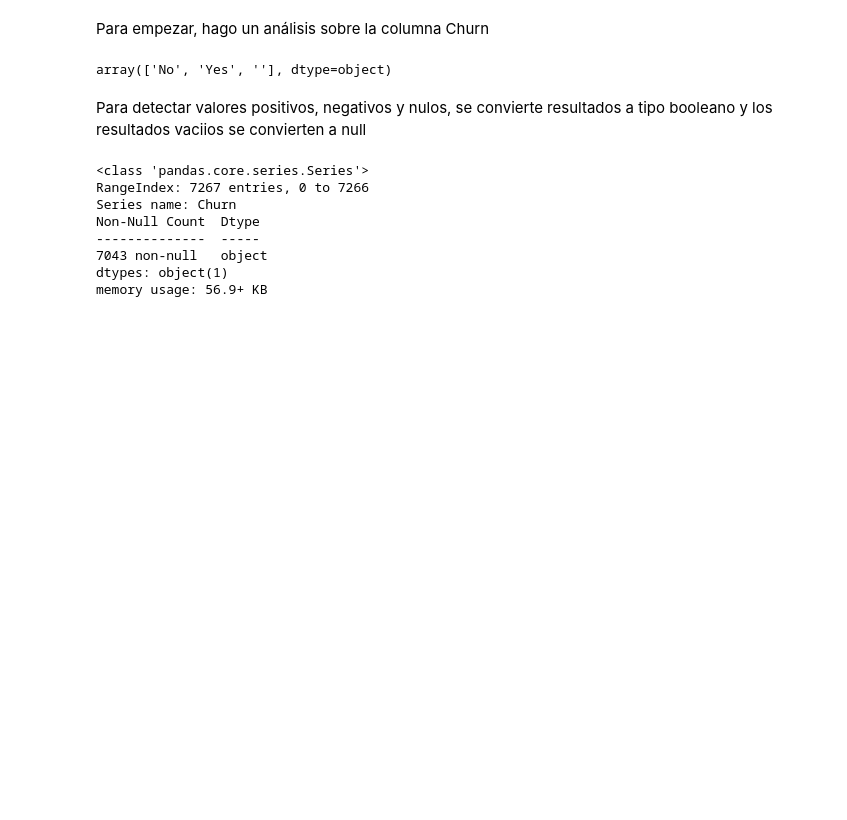
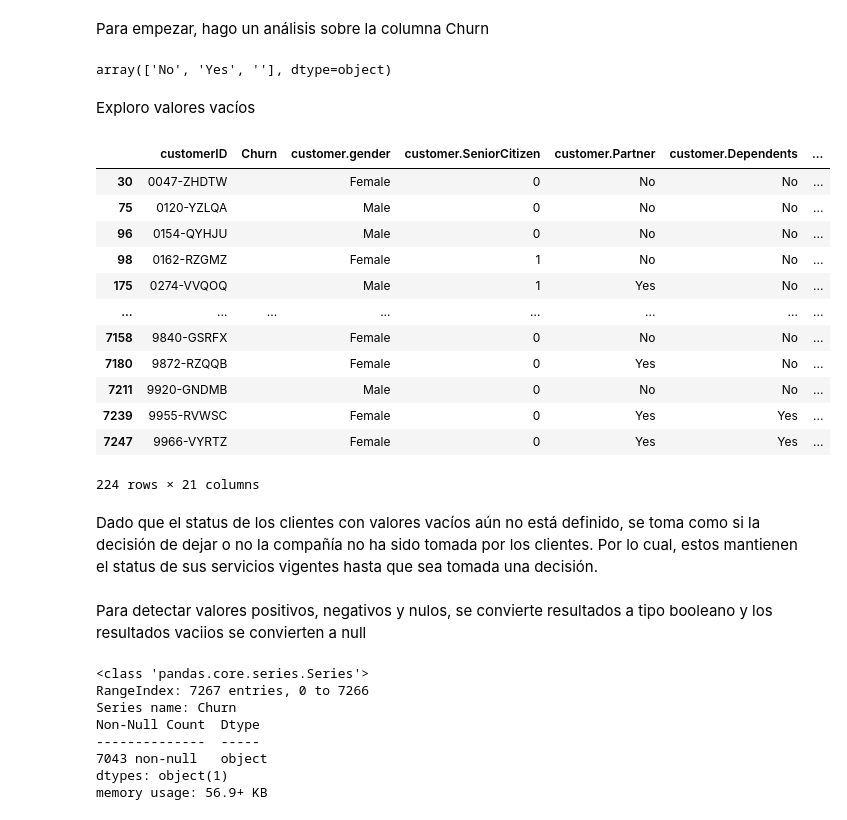
Before and after one commit to MiguelFigueroa02/Challenge_Telecom_X_Evasion_Clientes, a Jupyter notebook: telecomx_latam.ipynb, the cells around one changed output. Cells and saved outputs as stored; diff of their text form; code cells hidden in the pictures; blank space fills up the shorter version.

```diff
--- a/telecomx_latam.ipynb
+++ b/telecomx_latam.ipynb
@@ -10,4 +10,7 @@
 import pandas as pd
 import requests
 # %%
-datos = pd.read_json('https://raw.githubusercontent.com/MiguelFigueroa02/Challenge_Telecom_X_Evasion_Clientes/refs/heads/main/TelecomX_Data.json')
+url = 'https://raw.githubusercontent.com/MiguelFigueroa02/Challenge_Telecom_X_Evasion_Clientes/refs/heads/main/TelecomX_Data.json'
+data = requests.get(url)
+# %%
+data = data.json()
@@ -22,0 +44,4 @@ datos.head()
+# %%
+from pandas import json_normalize
+datos_normalizados = json_normalize(data)
+datos_normalizados.info()
@@ -39,5 +82,25 @@ datos['Churn'].unique()
 # %% [output]
 array(['No', 'Yes', ''], dtype=object)
+# %% [markdown]
+Exploro valores vacíos
+# %%
+datos_normalizados.query('Churn == ""')
+# %% [output]
+|  | customerID | Churn | customer.gender | customer.SeniorCitizen | customer.Partner | customer.Dependents | ... |
+| 30 | 0047-ZHDTW |  | Female | 0 | No | No | ... |
+| 75 | 0120-YZLQA |  | Male | 0 | No | No | ... |
+| 96 | 0154-QYHJU |  | Male | 0 | No | No | ... |
+| 98 | 0162-RZGMZ |  | Female | 1 | No | No | ... |
+| 175 | 0274-VVQOQ |  | Male | 1 | Yes | No | ... |
+| ... | ... | ... | ... | ... | ... | ... | ... |
+| 7158 | 9840-GSRFX |  | Female | 0 | No | No | ... |
+| 7180 | 9872-RZQQB |  | Female | 0 | Yes | No | ... |
+| 7211 | 9920-GNDMB |  | Male | 0 | No | No | ... |
+| 7239 | 9955-RVWSC |  | Female | 0 | Yes | Yes | ... |
+| 7247 | 9966-VYRTZ |  | Female | 0 | Yes | Yes | ... |
+224 rows × 21 columns
+# %% [markdown]
+Dado que el status de los clientes con valores vacíos aún no está definido, se toma como si la decisión de dejar o no la compañía no ha sido tomada por los clientes. Por lo cual, estos mantienen el status de sus servicios vigentes hasta que sea tomada una decisión.
 # %% [markdown]
 Para detectar valores positivos, negativos y nulos, se convierte resultados a tipo booleano y los resultados vaciios se convierten a null
 # %%
```
Also changed, not shown: parts of 13 cells of this notebook.
